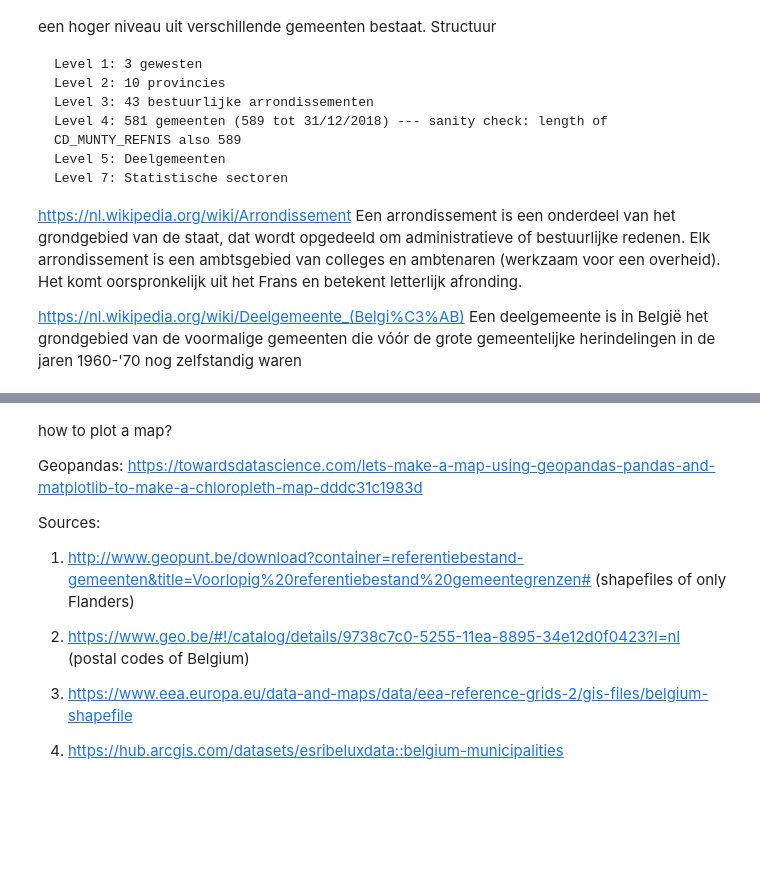
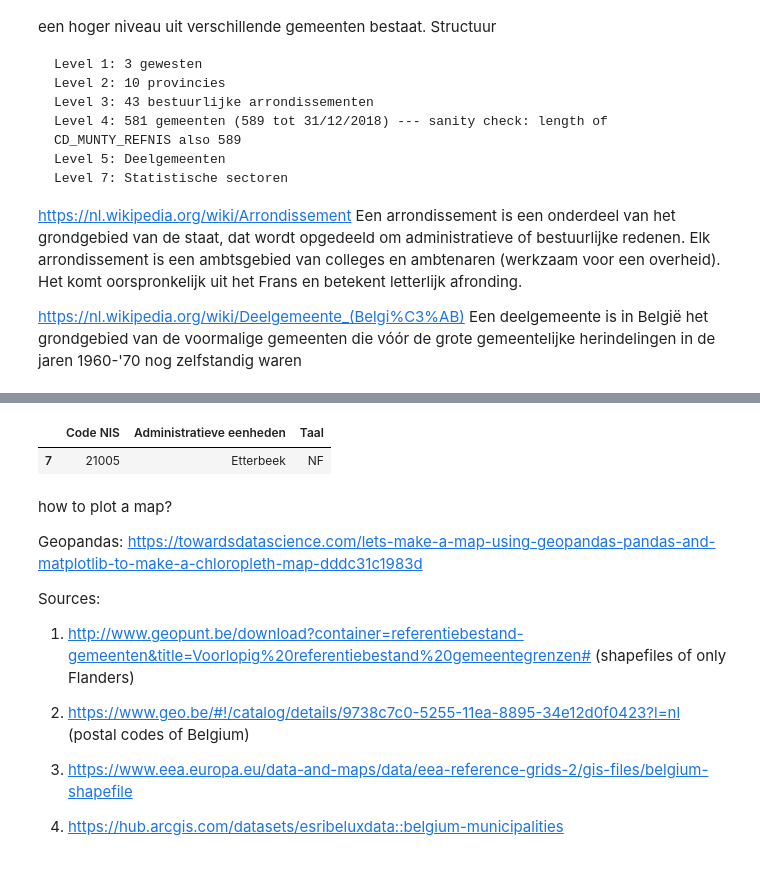
Before and after one commit to rluyck/Road_accidents_Belgium, a Jupyter notebook: Road_accidents_BE_2005_2018.ipynb, the cells around one changed output, grey strips where cells are left out. Cells and saved outputs as stored; diff of their text form; code cells hidden in the pictures; blank space fills up the shorter version.

```diff
--- a/Road_accidents_BE_2005_2018.ipynb
+++ b/Road_accidents_BE_2005_2018.ipynb
@@ -381,3 +537,8 @@ df_refnis
+# %%
+df_refnis[df_refnis['Code NIS']==21005]
+# %% [output]
+|  | Code NIS | Administratieve eenheden | Taal |
+| 7 | 21005 | Etterbeek | NF |
 # %% [markdown]
 how to plot a map?
 
```
Also changed, not shown: parts of 107 cells of this notebook, 4 other files.
